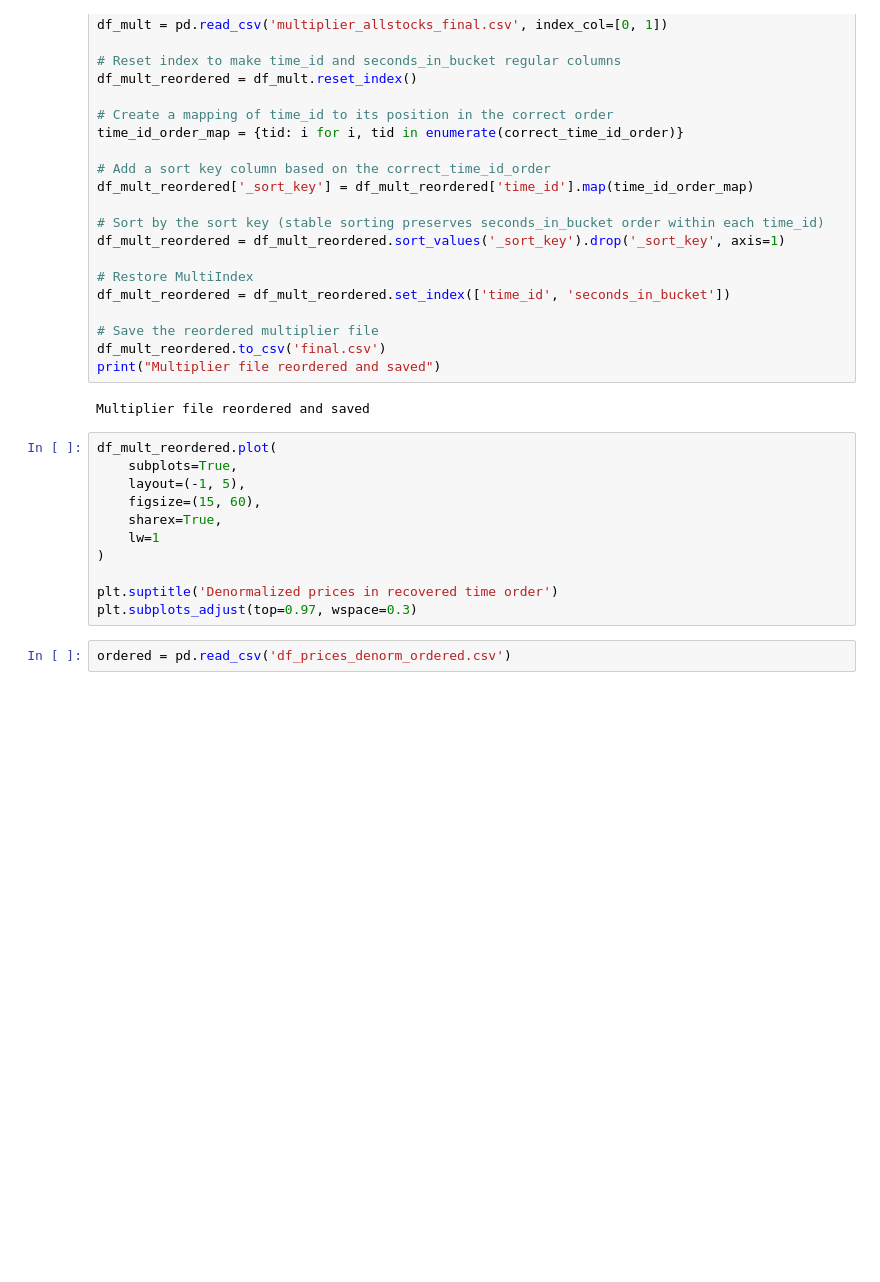
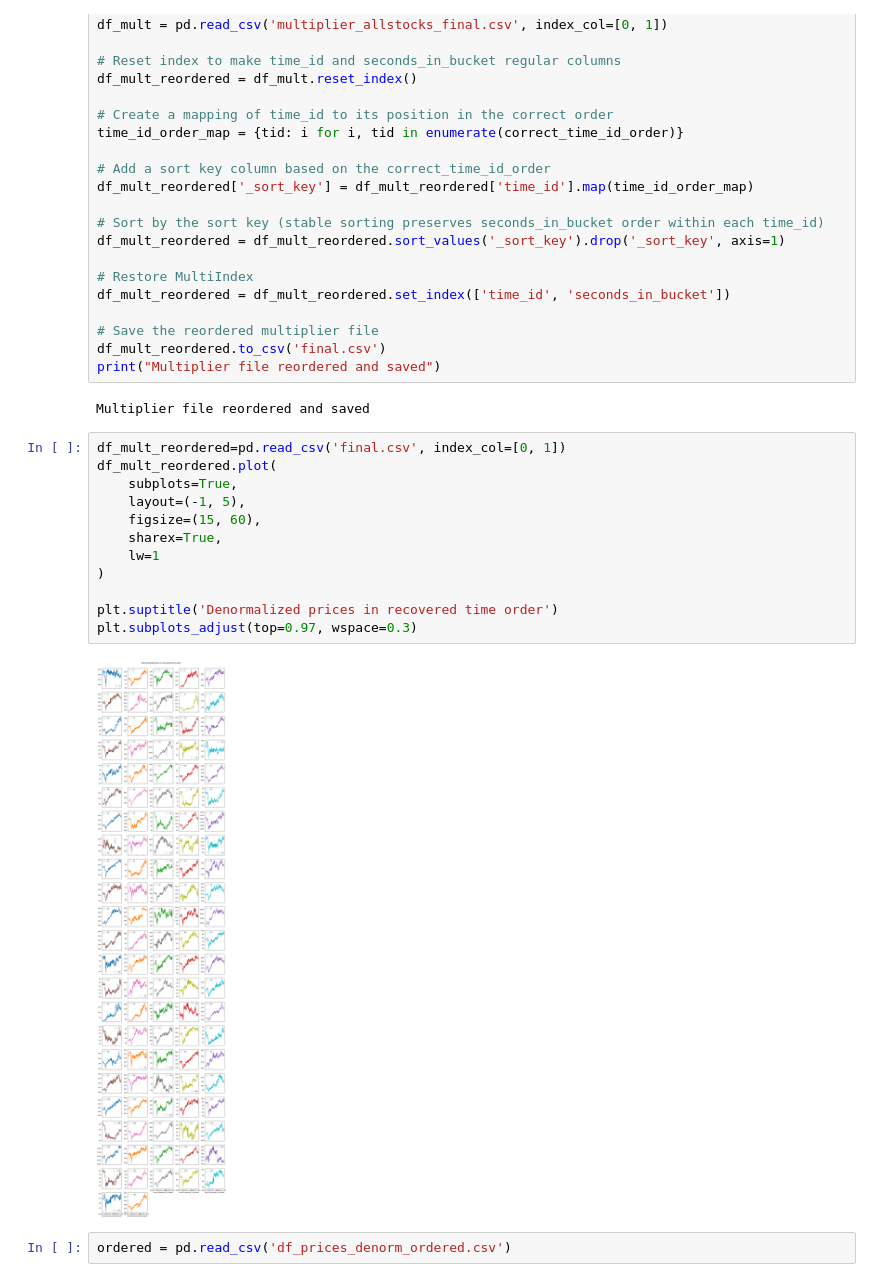
Before and after one commit to r4hibRT/DATA3888-Finance-21, a Jupyter notebook: eda.ipynb, the cells around one changed output. Saved outputs shown, nothing was run; the diff lists cells and outputs as text; blank space fills up the shorter version.

```diff
--- a/eda.ipynb
+++ b/eda.ipynb
@@ -287,16 +320,19 @@ print("Multiplier file reordered and saved")
 # %% [output]
 Multiplier file reordered and saved
 # %%
+df_mult_reordered=pd.read_csv('final.csv', index_col=[0, 1])
 df_mult_reordered.plot(
     subplots=True,
     layout=(-1, 5),
     figsize=(15, 60),
     sharex=True,
     lw=1
 )
 
 plt.suptitle('Denormalized prices in recovered time order')
 plt.subplots_adjust(top=0.97, wspace=0.3)
+# %% [output]
+[figure, added]
 # %%
 ordered = pd.read_csv('df_prices_denorm_ordered.csv')
 # %%
```
Also changed, not shown: parts of 9 cells of this notebook.
